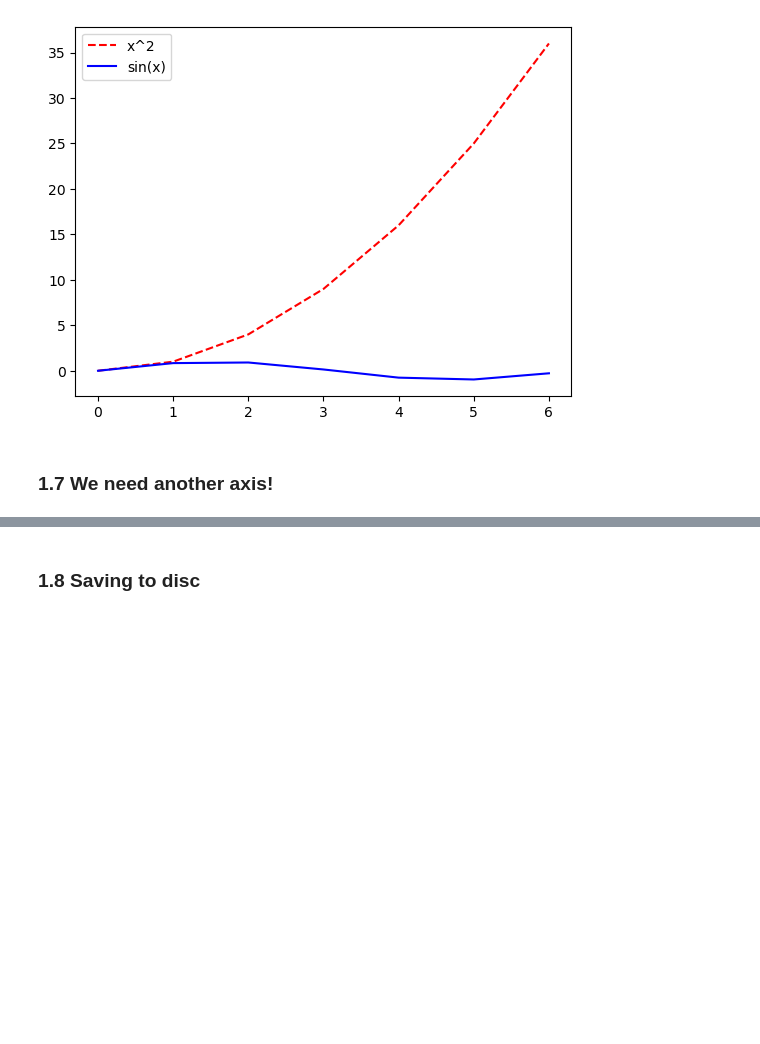
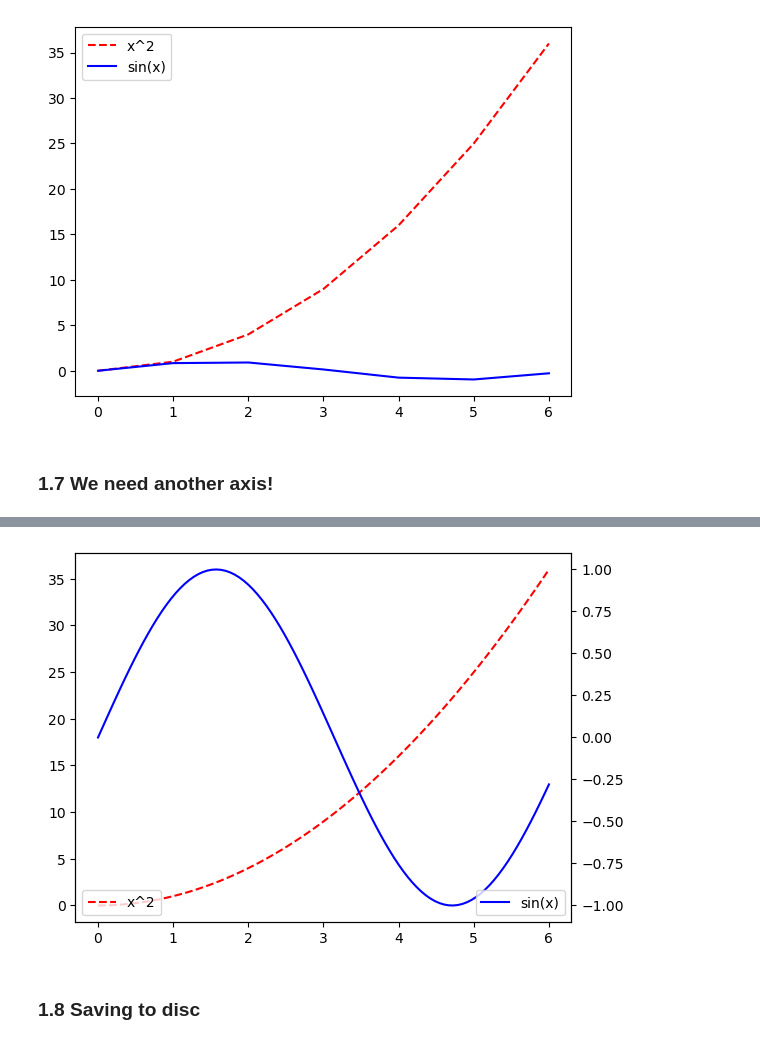
Before and after one commit to SPS-SP2273/learning-portfolio-wtz2273, a Jupyter notebook: plotting/plotting_(need).ipynb, the cells around one changed output, grey strips where cells are left out. Drawn from its saved outputs; the diff is of its cells as text; code cells hidden in the pictures; blank space fills up the shorter version.

Commit message:
plot

```diff
--- a/plotting/plotting_(need).ipynb
+++ b/plotting/plotting_(need).ipynb
@@ -204,3 +207,22 @@ plt.show()
+# %%
+x = np.linspace(0, 6, 100)
+#May I ask
+#what does the "100" mean here?
+
+x2 = x**2
+sin_x = np.sin(x)
+
+plt.plot(x, x2, color='red', linestyle='dashed', label='x^2')
+plt.legend(loc='lower left')
+
+plt.twinx()
+#create another y-axis
+plt.plot(x, sin_x, color='blue', label='sin(x)')
+plt.legend(loc='lower right')
+
+plt.show()
+# %% [output]
+[figure, added]
 # %% [markdown]
 ### 1.8 Saving to disc
 # %%
```
Also changed, not shown: parts of 14 cells of this notebook, 7 other files.
